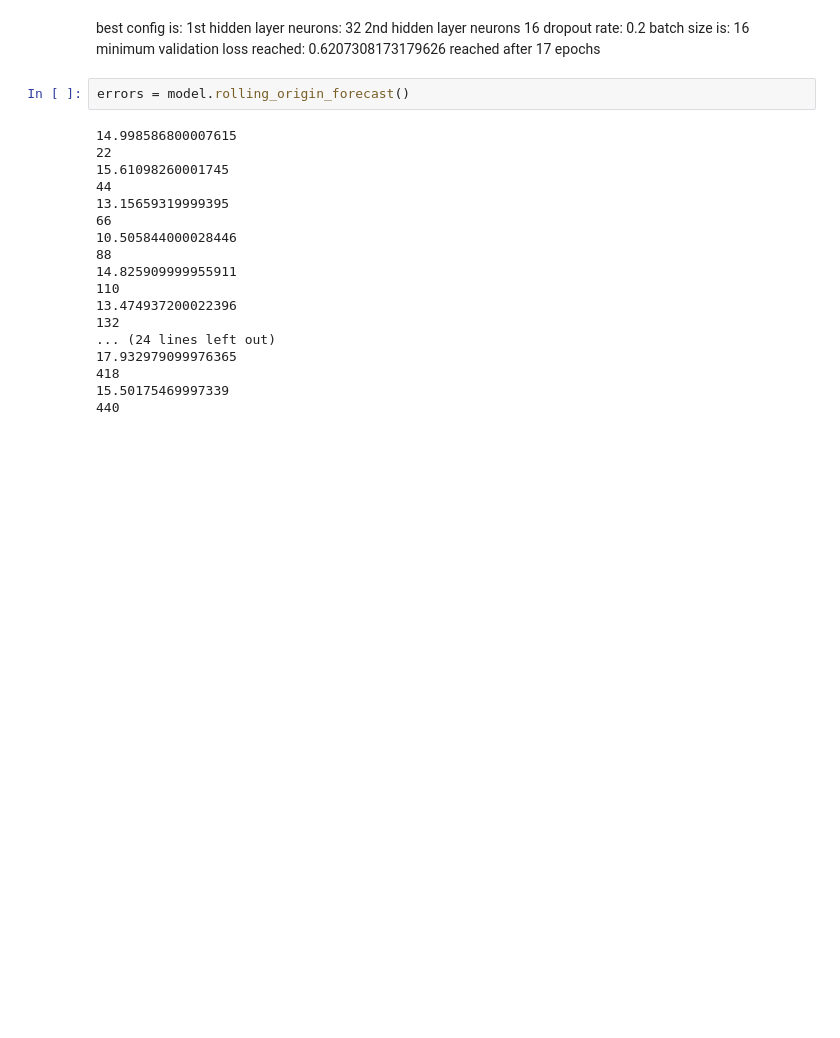
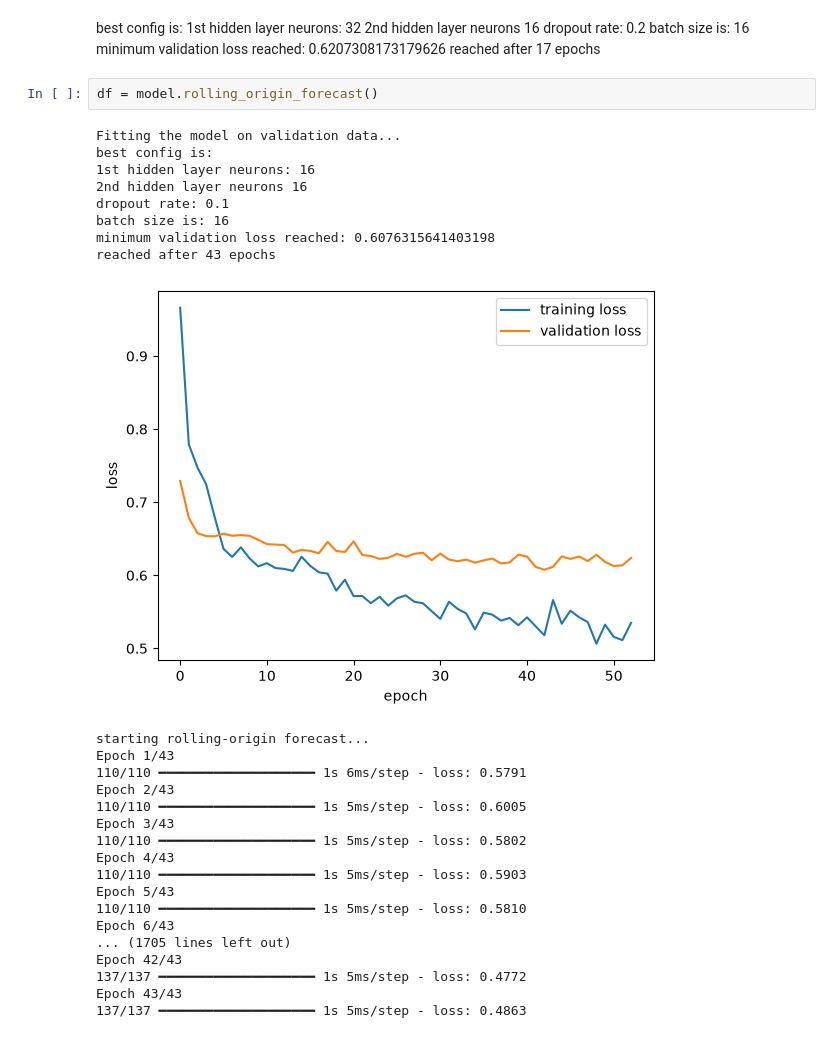
Before and after one commit to illiazhupanov/Economics_Forecasting_Project, a Jupyter notebook: notebooks/3_FFNN_forecasting.ipynb, the cells around one changed output. Drawn from its saved outputs; the diff is of its cells as text; blank space fills up the shorter version.

Commit message:
finished FFNN forecasting implementation. Return here if the data generation is broken

```diff
--- a/notebooks/3_FFNN_forecasting.ipynb
+++ b/notebooks/3_FFNN_forecasting.ipynb
@@ -46,22 +30,31 @@ batch size is: 16
 minimum validation loss reached: 0.6207308173179626
 reached after 17 epochs
 # %%
-errors = model.rolling_origin_forecast()
+df = model.rolling_origin_forecast()
 # %% [output]
-14.998586800007615
-22
-15.61098260001745
-44
-13.15659319999395
-66
-10.505844000028446
-88
-14.825909999955911
-110
-13.474937200022396
-132
-... (24 lines left out)
-17.932979099976365
-418
-15.50175469997339
-440
+Fitting the model on validation data...
+best config is:
+1st hidden layer neurons: 16
+2nd hidden layer neurons 16
+dropout rate: 0.1
+batch size is: 16
+minimum validation loss reached: 0.6076315641403198
+reached after 43 epochs
+[figure, added]
+starting rolling-origin forecast...
+Epoch 1/43
+110/110 ━━━━━━━━━━━━━━━━━━━━ 1s 6ms/step - loss: 0.5791
+Epoch 2/43
+110/110 ━━━━━━━━━━━━━━━━━━━━ 1s 5ms/step - loss: 0.6005
+Epoch 3/43
+110/110 ━━━━━━━━━━━━━━━━━━━━ 1s 5ms/step - loss: 0.5802
+Epoch 4/43
+110/110 ━━━━━━━━━━━━━━━━━━━━ 1s 5ms/step - loss: 0.5903
+Epoch 5/43
+110/110 ━━━━━━━━━━━━━━━━━━━━ 1s 5ms/step - loss: 0.5810
+Epoch 6/43
+... (1705 lines left out)
+Epoch 42/43
+137/137 ━━━━━━━━━━━━━━━━━━━━ 1s 5ms/step - loss: 0.4772
+Epoch 43/43
+137/137 ━━━━━━━━━━━━━━━━━━━━ 1s 5ms/step - loss: 0.4863
```
Also changed, not shown: parts of 5 cells of this notebook, 5 other files.
